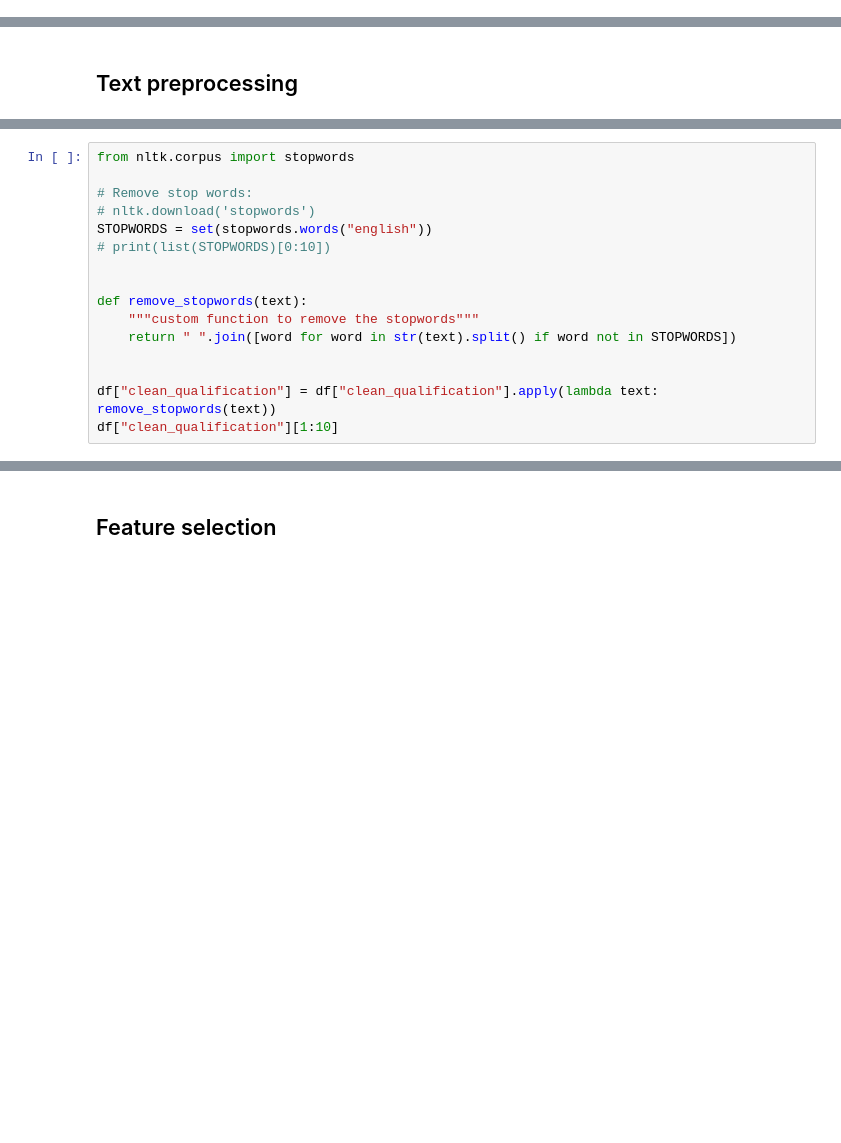
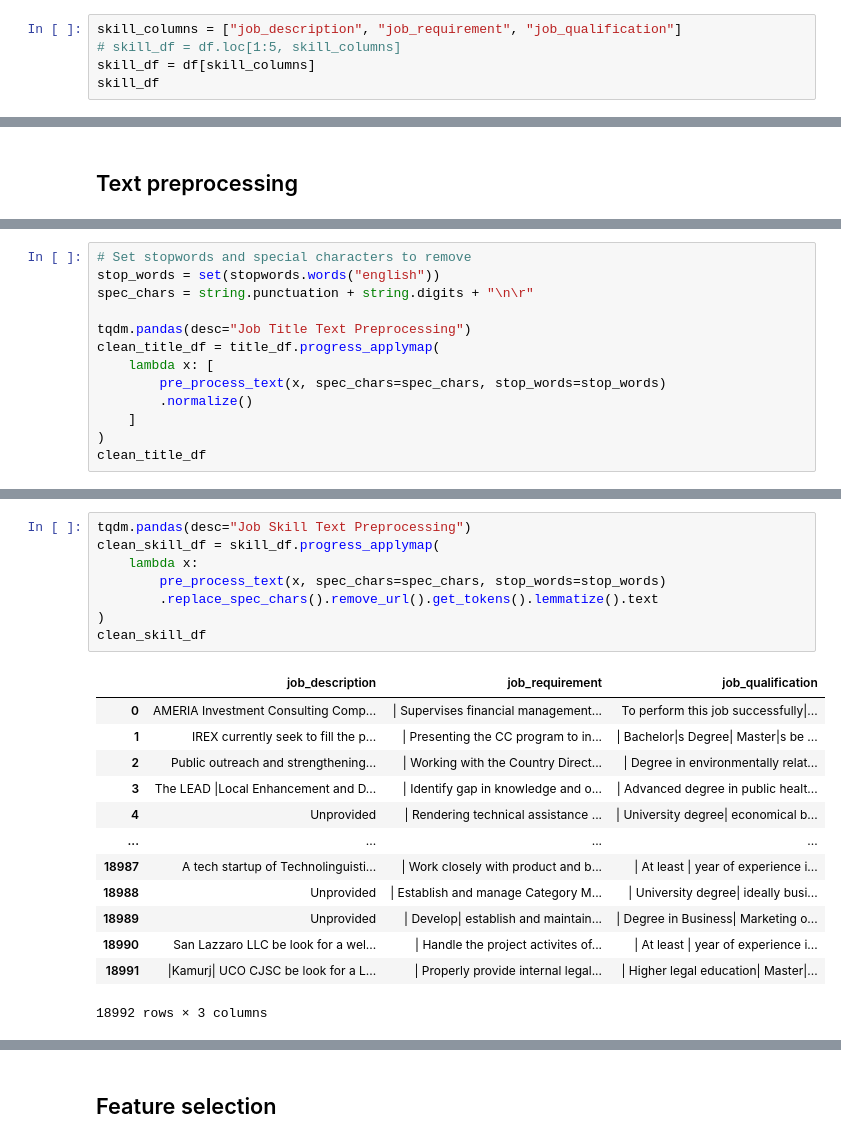
Before and after one commit to dhbangtroi/dss-thesis, a Jupyter notebook: CODES/Thesis-Draft-Codes.ipynb, the cells around one changed output, grey strips where cells are left out. Saved outputs shown, nothing was run; the diff lists cells and outputs as text; blank space fills up the shorter version.

```diff
--- a/CODES/Thesis-Draft-Codes.ipynb
+++ b/CODES/Thesis-Draft-Codes.ipynb
@@ -78,0 +156,5 @@ sns.heatmap(df.isnull(), cmap='viridis')
+# %%
+skill_columns = ["job_description", "job_requirement", "job_qualification"]
+# skill_df = df.loc[1:5, skill_columns]
+skill_df = df[skill_columns]
+skill_df
@@ -150,16 +183,0 @@ Name: clean_qualification, dtype: object
-# %%
-from nltk.corpus import stopwords
-
-# Remove stop words:
-# nltk.download('stopwords')
-STOPWORDS = set(stopwords.words("english"))
-# print(list(STOPWORDS)[0:10])
-
-
-def remove_stopwords(text):
-    """custom function to remove the stopwords"""
-    return " ".join([word for word in str(text).split() if word not in STOPWORDS])
-
-
-df["clean_qualification"] = df["clean_qualification"].apply(lambda text: remove_stopwords(text))
-df["clean_qualification"][1:10]
@@ -234,0 +296,13 @@ df['clean_qualification'][2]
+# %%
+# Set stopwords and special characters to remove
+stop_words = set(stopwords.words("english"))
+spec_chars = string.punctuation + string.digits + "\n\r"
+
+tqdm.pandas(desc="Job Title Text Preprocessing")
+clean_title_df = title_df.progress_applymap(
+    lambda x: [
+        pre_process_text(x, spec_chars=spec_chars, stop_words=stop_words)
+        .normalize()
+    ]
+)
+clean_title_df
@@ -234,0 +323,22 @@ df['clean_qualification'][2]
+# %%
+tqdm.pandas(desc="Job Skill Text Preprocessing")
+clean_skill_df = skill_df.progress_applymap(
+    lambda x:
+        pre_process_text(x, spec_chars=spec_chars, stop_words=stop_words)
+        .replace_spec_chars().remove_url().get_tokens().lemmatize().text
+)
+clean_skill_df
+# %% [output]
+|  | job_description | job_requirement | job_qualification |
+| 0 | AMERIA Investment Consulting Comp... | | Supervises financial management... | To perform this job successfully|... |
+| 1 | IREX currently seek to fill the p... | | Presenting the CC program to in... | | Bachelor|s Degree| Master|s be ... |
+| 2 | Public outreach and strengthening... | | Working with the Country Direct... | | Degree in environmentally relat... |
+| 3 | The LEAD |Local Enhancement and D... | | Identify gap in knowledge and o... | | Advanced degree in public healt... |
+| 4 | Unprovided | | Rendering technical assistance ... | | University degree| economical b... |
+| ... | ... | ... | ... |
+| 18987 | A tech startup of Technolinguisti... | | Work closely with product and b... | | At least | year of experience i... |
+| 18988 | Unprovided | | Establish and manage Category M... | | University degree| ideally busi... |
+| 18989 | Unprovided | | Develop| establish and maintain... | | Degree in Business| Marketing o... |
+| 18990 | San Lazzaro LLC be look for a wel... | | Handle the project activites of... | | At least | year of experience i... |
+| 18991 | |Kamurj| UCO CJSC be look for a L... | | Properly provide internal legal... | | Higher legal education| Master|... |
+18992 rows × 3 columns
```
Also changed, not shown: parts of 44 cells of this notebook, 1 other file.
